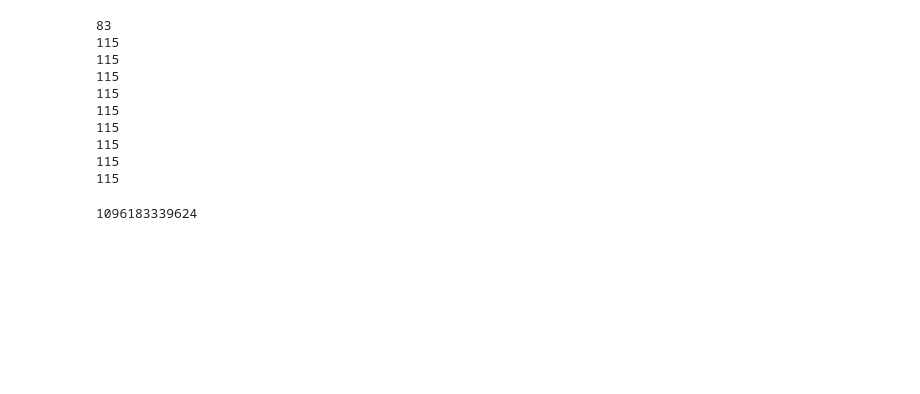
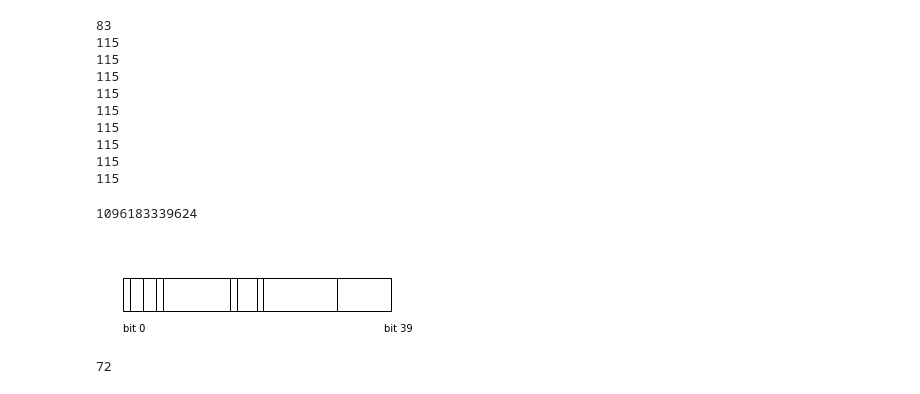
Before and after one commit to jarmokivekas/proximity-1, a Jupyter notebook: notes.ipynb, the cells around one changed output. Cells and saved outputs as stored; diff of their text form; code cells hidden in the pictures; blank space fills up the shorter version.

```diff
--- a/notes.ipynb
+++ b/notes.ipynb
@@ -38,3 +38,41 @@ mask = 0b1111_1111_0011_1001_1001_1110_0101_1010_0110_1000
 mask
 # %% [output]
 1096183339624
+# %%
+import matplotlib.pyplot as plt
+import matplotlib.patches as patches
+
+fig = plt.figure()
+ax = fig.add_subplot(111, aspect='equal')
+commonfill = None
+widths = [1,2,2,1,10,1,3,1,11,8]
+offset = 0
+fields = []
+for i in range(len(widths)):
+    fields.append(
+        patches.Rectangle(
+            (offset, 1), widths[i], 5,
+            fill=commonfill
+        )
+    )
+    offset += widths[i]
+for field in fields:
+    ax.add_patch(field)
+
+#for offset in range(sum(widths)):
+#    ax.text(str(offset),-2,str(offset), rotation=90)
+ax.text(0, -2, "bit 0")
+ax.text(39, -2, "bit 39")
+
+plt.axis('off')
+plt.xlim(0,50)
+plt.ylim(0,10)
+fig.savefig('rect5.png', dpi=90, bbox_inches='tight')
+
+plt.show()
+# %% [output]
+[figure, added]
+# %%
+8 + 16+16+16+8+8
+# %% [output]
+72
```
Also changed, not shown: parts of 2 cells of this notebook, 11 other files.
